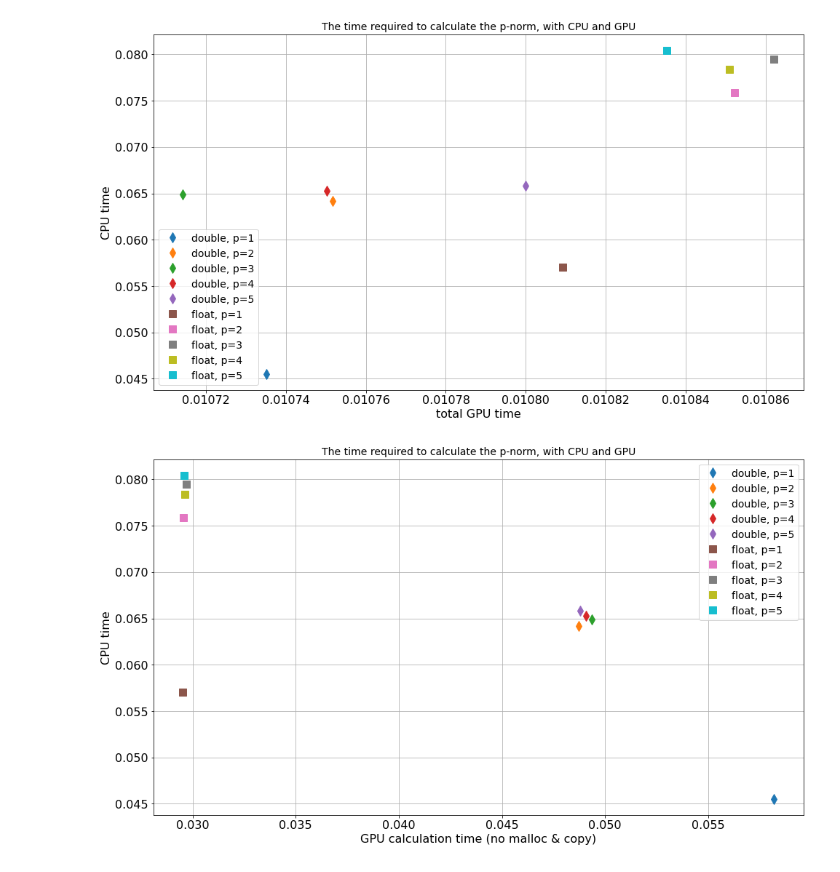
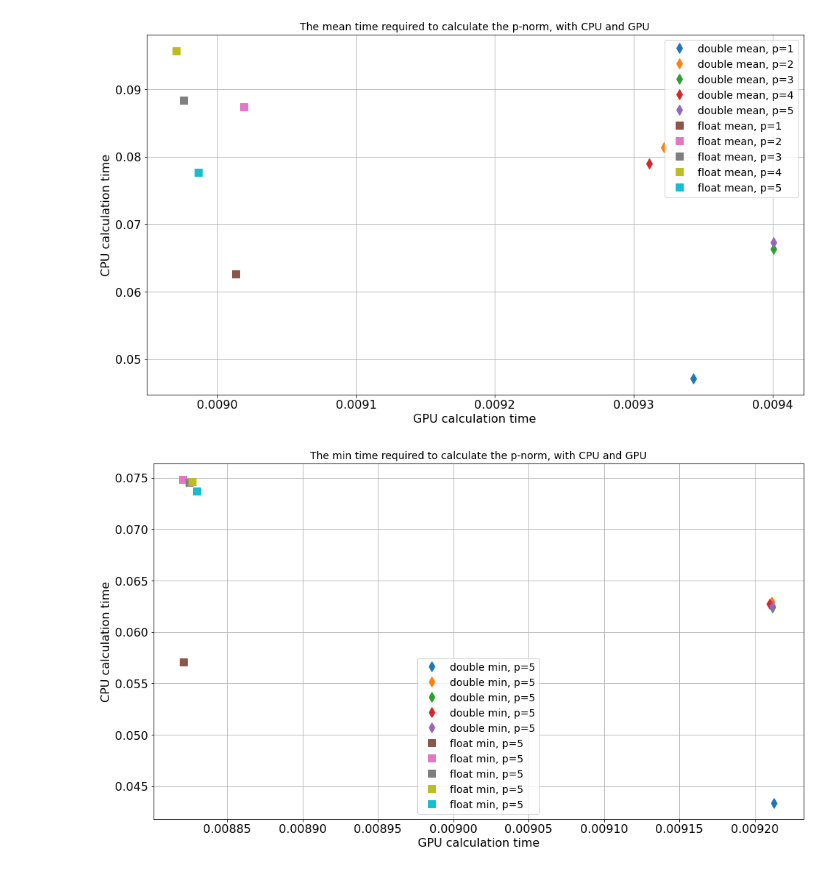
Before and after one commit to osvathbotond/cpp_vector_norm, a Jupyter notebook: visualization_gpu.ipynb, the cells around one changed output. Saved outputs shown, nothing was run; the diff lists cells and outputs as text; code cells hidden in the pictures.

```diff
--- a/visualization_gpu.ipynb
+++ b/visualization_gpu.ipynb
@@ -24,6 +24,3 @@ floats_t = np.array([np.mean(_, axis=0) for _ in floats_d])
 # %%
 doubles_dt = np.array([np.std(_, axis=0) for _ in doubles_d])
 floats_dt = np.array([np.std(_, axis=0) for _ in floats_d])
-# %%
-def f(x, x1, y1, m):
-    return y1 + m * (x - x1)
@@ -29,0 +54,22 @@ def f(x, x1, y1, m):
+# %%
+plt.figure(figsize=(16, 9))
+
+plt.title('The mean time required to calculate the p-norm, with CPU and GPU', fontsize=14)
+
+
+cput = np.concatenate((floats_t[:, 0], doubles_t[:, 0]))
+gput = np.concatenate((floats_t[:, 1], doubles_t[:, 1]))
+
+for i in range(len(doubles_p)):
+    plt.plot(np.min(doubles_d[i], axis=0)[2], np.min(doubles_d[i], axis=0)[1], 'd', label=f'double min, p={p}', markersize=10)
+for i in range(len(floats_p)):
+    plt.plot(np.min(floats_d[i], axis=0)[2], np.min(floats_d[i], axis=0)[1], 's', label=f'float min, p={p}', markersize=10)
+plt.legend()
+plt.legend(fontsize=14)
+plt.xticks(fontsize=16)
+plt.yticks(fontsize=16)
+plt.grid()
+plt.ylabel('total CPU time', fontsize=16)
+plt.xlabel('total GPU time', fontsize=16)
+
+plt.savefig('results/cpu_vs_gpu_total_min.png')
@@ -30,52 +78,50 @@ def f(x, x1, y1, m):
 # %%
 plt.figure(figsize=(16, 9))
 
-plt.title('The time required to calculate the p-norm, with CPU and GPU', fontsize=14)
+plt.title('The mean time required to calculate the p-norm, with CPU and GPU', fontsize=14)
 
 
 cput = np.concatenate((floats_t[:, 0], doubles_t[:, 0]))
 gput = np.concatenate((floats_t[:, 1], doubles_t[:, 1]))
 
 for i in range(len(doubles_p)):
     p = doubles_p[i][0]
-    plt.plot(doubles_t[i, 2], doubles_t[i, 0], 'd', label=f'double, p={p}', markersize=10)
+    plt.plot(doubles_t[i, 3], doubles_t[i, 0], 'd', label=f'double mean, p={p}', markersize=10)
 for i in range(len(floats_p)):
     p = floats_p[i][0]
-    plt.plot(floats_t[i, 2], floats_t[i, 0], 's', label=f'float, p={p}', markersize=10)
+    plt.plot(floats_t[i, 3], floats_t[i, 0], 's', label=f'float mean, p={p}', markersize=10)
 plt.legend()
 plt.legend(fontsize=14)
 plt.xticks(fontsize=16)
 plt.yticks(fontsize=16)
 plt.grid()
-plt.ylabel('CPU time', fontsize=16)
-plt.xlabel('total GPU time', fontsize=16)
+plt.ylabel('CPU calculation time', fontsize=16)
+plt.xlabel('GPU calculation time', fontsize=16)
 
-plt.savefig('results/cpu_vs_gpu_total.png')
+plt.savefig('results/cpu_vs_gpu_calconly_mean.png')
 # %% [output]
-[figure, old version]
+[figure, new version]
 # %%
 plt.figure(figsize=(16, 9))
 
-plt.title('The time required to calculate the p-norm, with CPU and GPU', fontsize=14)
+plt.title('The min time required to calculate the p-norm, with CPU and GPU', fontsize=14)
 
 
 cput = np.concatenate((floats_t[:, 0], doubles_t[:, 0]))
 gput = np.concatenate((floats_t[:, 1], doubles_t[:, 1]))
 
 for i in range(len(doubles_p)):
-    p = doubles_p[i][0]
-    plt.plot(doubles_t[i, 1], doubles_t[i, 0], 'd', label=f'double, p={p}', markersize=10)
+    plt.plot(np.min(doubles_d[i], axis=0)[3], np.min(doubles_d[i], axis=0)[0], 'd', label=f'double min, p={p}', markersize=10)
 for i in range(len(floats_p)):
-    p = floats_p[i][0]
-    plt.plot(floats_t[i, 1], floats_t[i, 0], 's', label=f'float, p={p}', markersize=10)
+    plt.plot(np.min(floats_d[i], axis=0)[3], np.min(floats_d[i], axis=0)[0], 's', label=f'float min, p={p}', markersize=10)
 plt.legend()
 plt.legend(fontsize=14)
 plt.xticks(fontsize=16)
 plt.yticks(fontsize=16)
 plt.grid()
-plt.ylabel('CPU time', fontsize=16)
-plt.xlabel('GPU calculation time (no malloc & copy)', fontsize=16)
+plt.ylabel('CPU calculation time', fontsize=16)
+plt.xlabel('GPU calculation time', fontsize=16)
 
-plt.savefig('results/cpu_vs_gpu_calconly.png')
+plt.savefig('results/cpu_vs_gpu_calconly_min.png')
 # %% [output]
-[figure, old version]
+[figure, new version]
```
Also changed, not shown: parts of 3 cells of this notebook, 26 other files.
